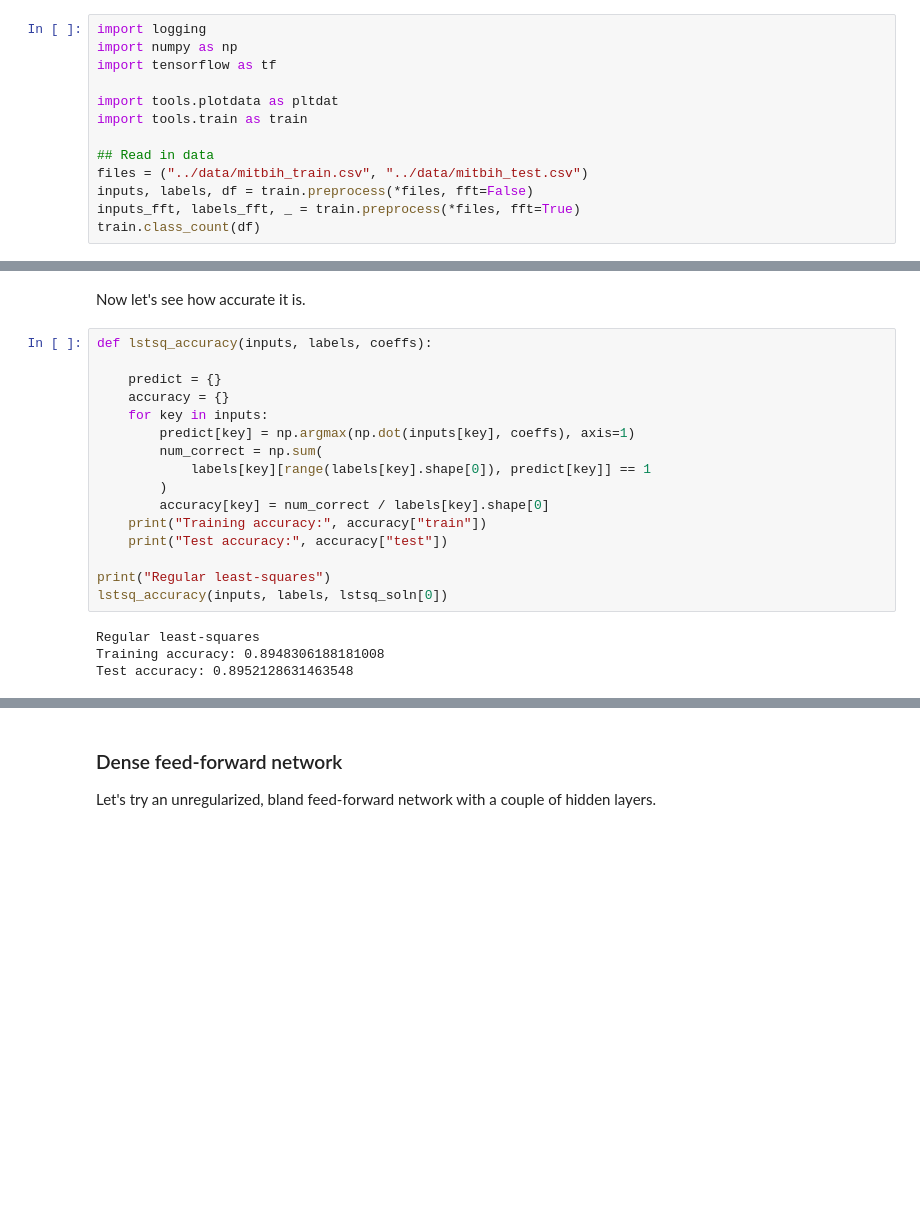
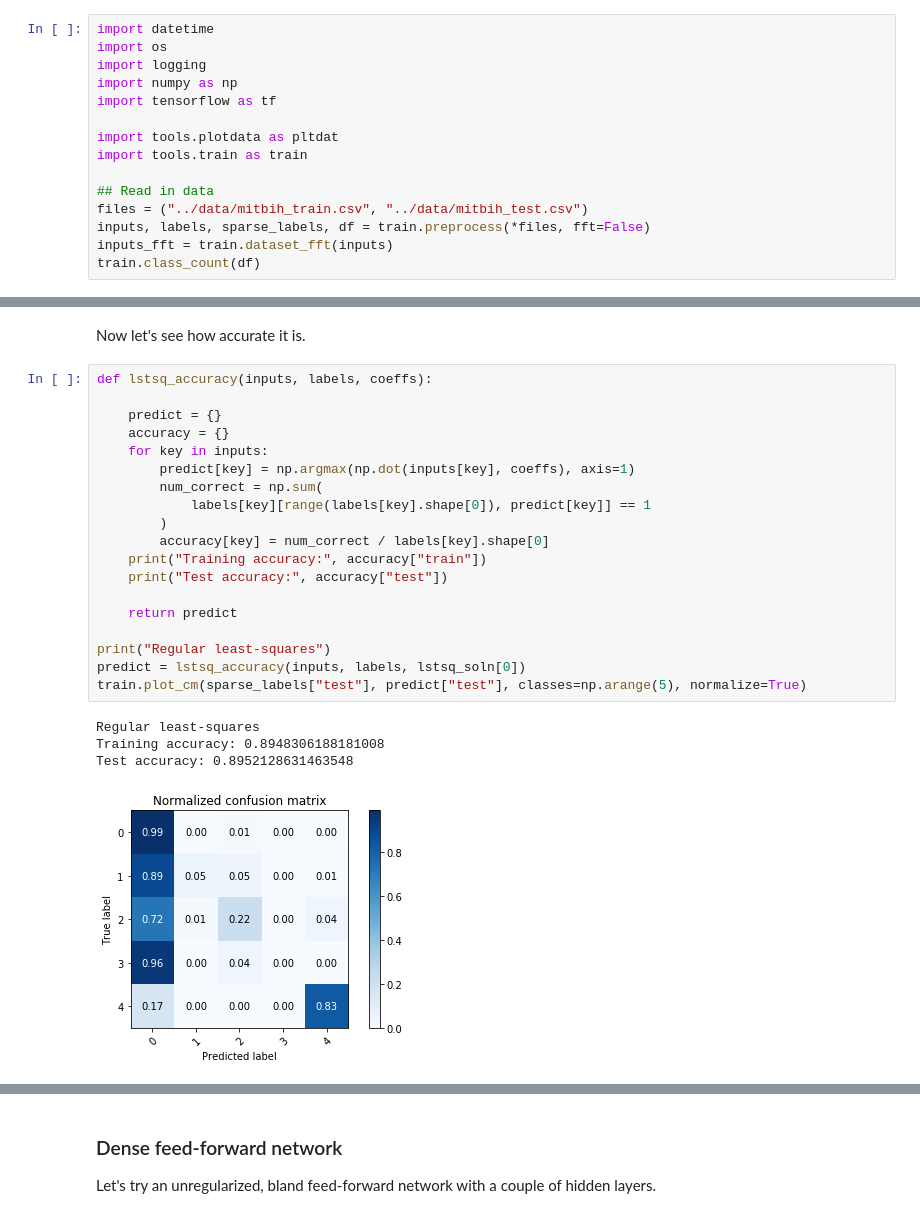
Before and after one commit to jeffminlin/ecglearning, a Jupyter notebook: code/basic_examples.ipynb, the cells around one changed output, grey strips where cells are left out. Saved outputs shown, nothing was run; the diff lists cells and outputs as text; blank space fills up the shorter version.

```diff
--- a/code/basic_examples.ipynb
+++ b/code/basic_examples.ipynb
@@ -5,6 +5,8 @@ We're going to use the MIT-BIH datasets to train and test a basic feedforward ne
 
 We'll use two different inputs: a mostly unprocessed version of the dataset, and a version in the frequency domain obtained by applying the FFT.
 # %%
+import datetime
+import os
 import logging
 import numpy as np
 import tensorflow as tf
@@ -14,8 +16,8 @@ import tools.train as train
 
 ## Read in data
 files = ("../data/mitbih_train.csv", "../data/mitbih_test.csv")
-inputs, labels, df = train.preprocess(*files, fft=False)
-inputs_fft, labels_fft, _ = train.preprocess(*files, fft=True)
+inputs, labels, sparse_labels, df = train.preprocess(*files, fft=False)
+inputs_fft = train.dataset_fft(inputs)
 train.class_count(df)
 # %% [output]
 Train set
@@ -60,22 +62,26 @@ Now let's see how accurate it is.
 # %%
 def lstsq_accuracy(inputs, labels, coeffs):
 
     predict = {}
     accuracy = {}
     for key in inputs:
         predict[key] = np.argmax(np.dot(inputs[key], coeffs), axis=1)
         num_correct = np.sum(
             labels[key][range(labels[key].shape[0]), predict[key]] == 1
         )
         accuracy[key] = num_correct / labels[key].shape[0]
     print("Training accuracy:", accuracy["train"])
     print("Test accuracy:", accuracy["test"])
 
+    return predict
+
 print("Regular least-squares")
-lstsq_accuracy(inputs, labels, lstsq_soln[0])
+predict = lstsq_accuracy(inputs, labels, lstsq_soln[0])
+train.plot_cm(sparse_labels["test"], predict["test"], classes=np.arange(5), normalize=True)
 # %% [output]
 Regular least-squares
 Training accuracy: 0.8948306188181008
 Test accuracy: 0.8952128631463548
+[figure, added]
 # %%
 print("After FFT")
```
Also changed, not shown: parts of 8 cells of this notebook, 3 other files.
